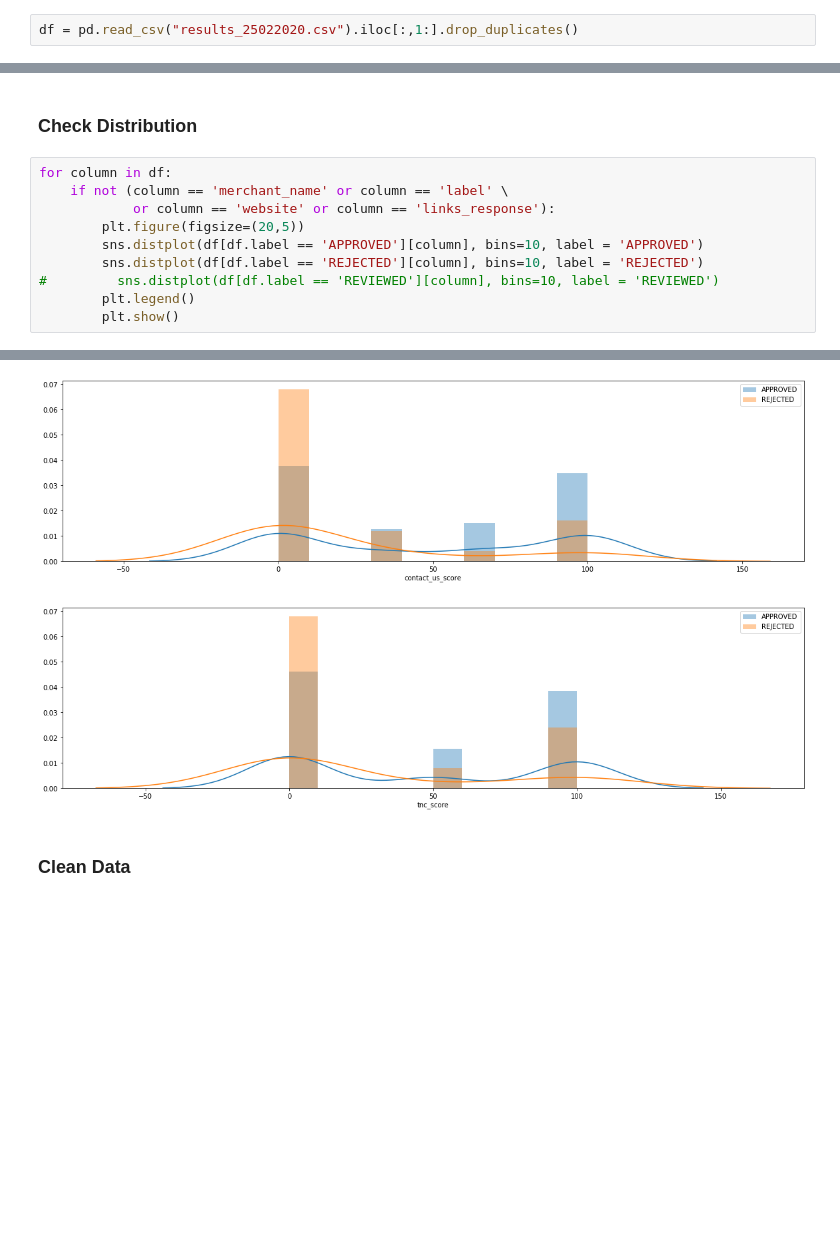
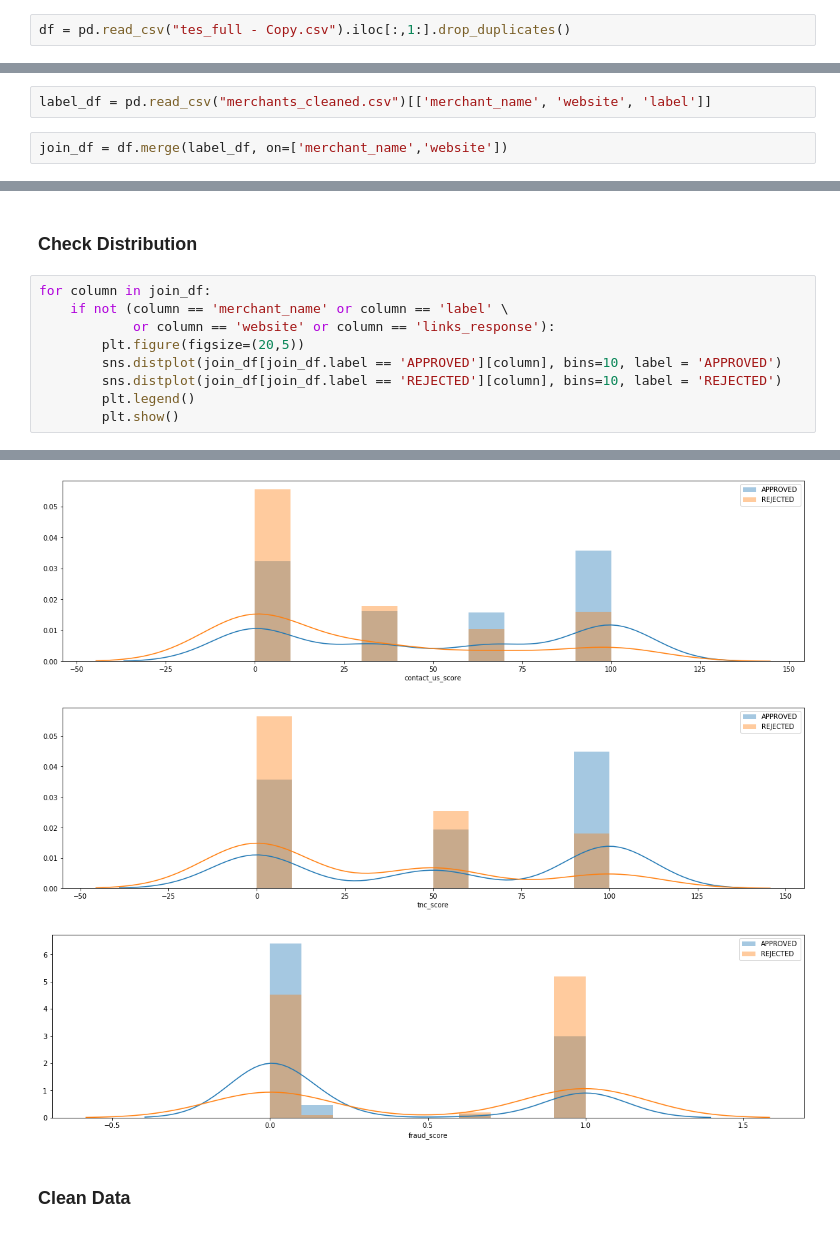
Before and after one commit to bahyhelmihp/web-crawler, a Jupyter notebook: api/datasets/Analysis Result.ipynb, the cells around one changed output, grey strips where cells are left out. Drawn from its saved outputs; the diff is of its cells as text; blank space fills up the shorter version.

```diff
--- a/api/datasets/Analysis Result.ipynb
+++ b/api/datasets/Analysis Result.ipynb
@@ -5,7 +5,7 @@ import pandas as pd
 # %% [markdown]
 ### Load Data
 # %%
-df = pd.read_csv("results_25022020.csv").iloc[:,1:].drop_duplicates()
+df = pd.read_csv("tes_full - Copy.csv").iloc[:,1:].drop_duplicates()
 # %%
 df.shape
 # %% [output]
@@ -21,2 +21,6 @@ df.head()
 | 4 | SimplyMii | 0.000000 | 1.0 | 1.0 | 1.0 | ... |
+# %%
+label_df = pd.read_csv("merchants_cleaned.csv")[['merchant_name', 'website', 'label']]
+# %%
+join_df = df.merge(label_df, on=['merchant_name','website'])
 # %%
@@ -30,13 +33,12 @@ dtype: int64
 # %% [markdown]
 ### Check Distribution
 # %%
-for column in df:
+for column in join_df:
     if not (column == 'merchant_name' or column == 'label' \
             or column == 'website' or column == 'links_response'):
         plt.figure(figsize=(20,5))
-        sns.distplot(df[df.label == 'APPROVED'][column], bins=10, label = 'APPROVED')
-        sns.distplot(df[df.label == 'REJECTED'][column], bins=10, label = 'REJECTED')
-#         sns.distplot(df[df.label == 'REVIEWED'][column], bins=10, label = 'REVIEWED')
+        sns.distplot(join_df[join_df.label == 'APPROVED'][column], bins=10, label = 'APPROVED')
+        sns.distplot(join_df[join_df.label == 'REJECTED'][column], bins=10, label = 'REJECTED')
         plt.legend()
         plt.show()
 # %% [output]
@@ -50,4 +52,5 @@ for column in df:
-[figure, old version]
+[figure, new version]
-[figure, old version]
+[figure, new version]
+[figure, added]
 # %% [markdown]
 ### Clean Data
```
Also changed, not shown: parts of 11 cells of this notebook, 4 other files.
